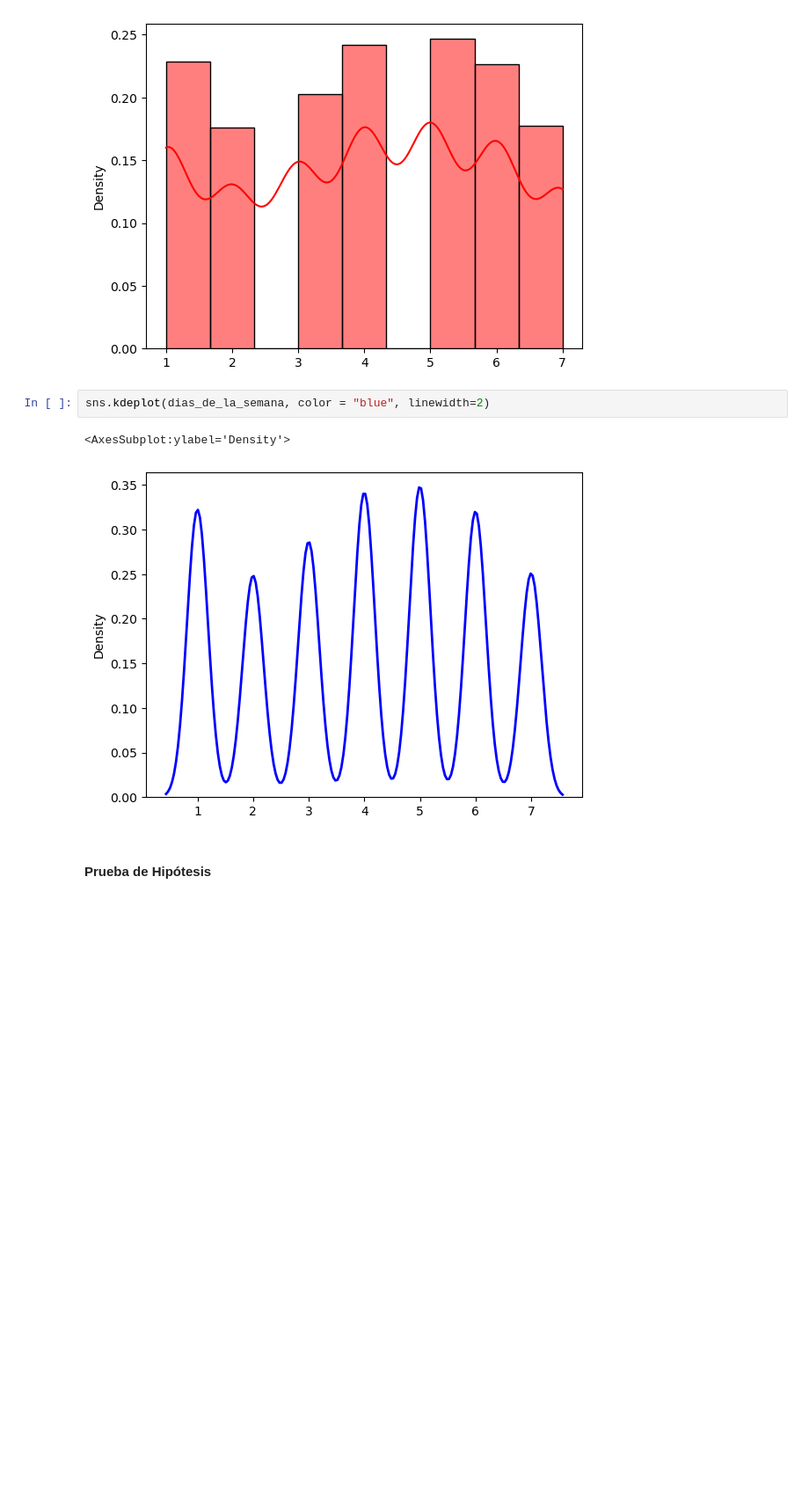
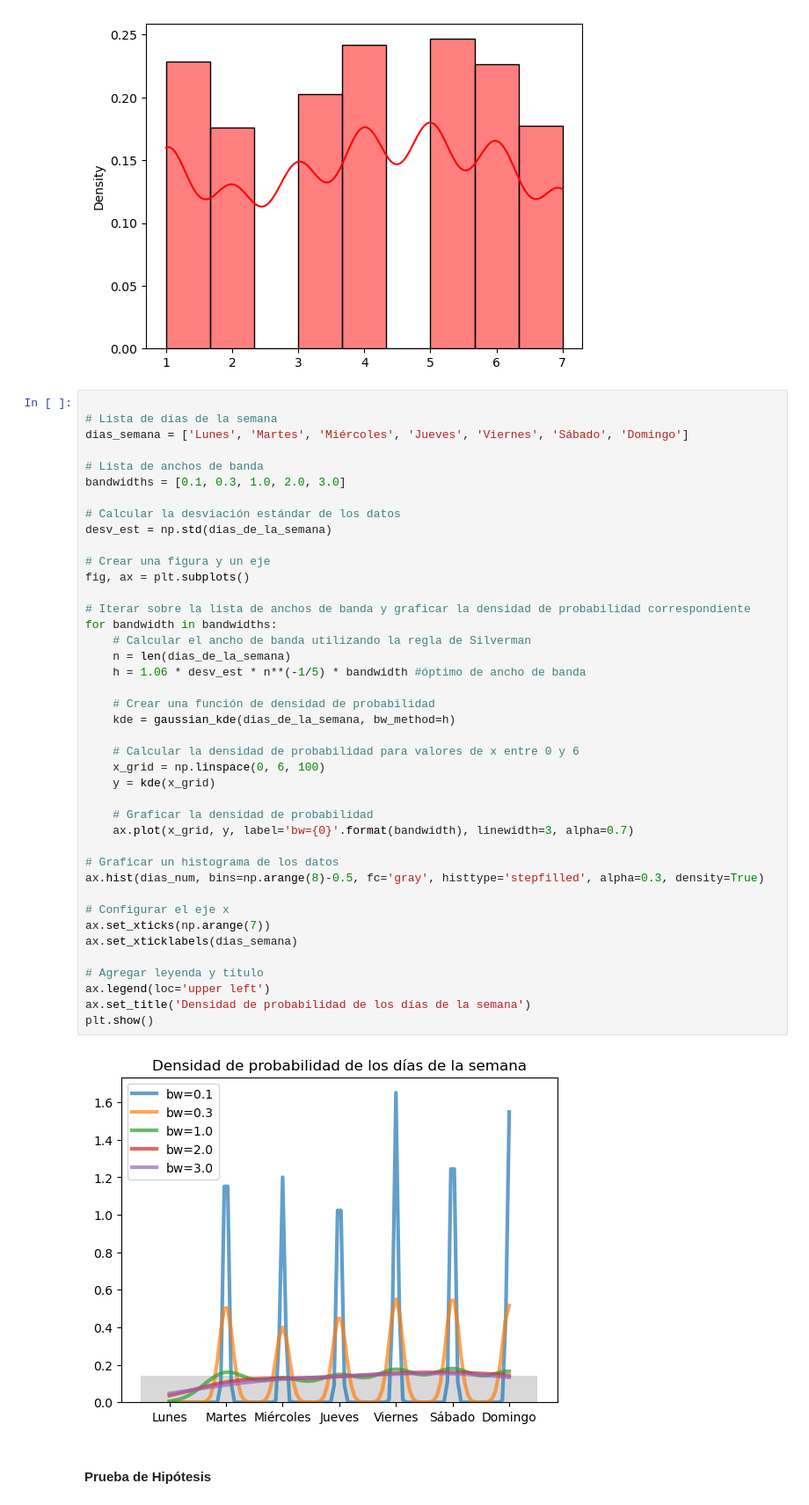
Before and after one commit to Karim1601/Simulacion_Proyecto_PenaH_ValadezM_DegolladoJ, a Jupyter notebook: ProyectoModulo1_PeñaN1_ValadezN2_DegolladoN3.ipynb, the cells around one changed output. Shown at 88% size. Saved outputs shown, nothing was run; the diff lists cells and outputs as text; blank space fills up the shorter version.

```diff
--- a/ProyectoModulo1_PeñaN1_ValadezN2_DegolladoN3.ipynb
+++ b/ProyectoModulo1_PeñaN1_ValadezN2_DegolladoN3.ipynb
@@ -281,10 +281,48 @@ sns.histplot(data=x, stat='density', kde=True, kde_kws={'bw_method': .2}, color=
 # %% [output]
 <AxesSubplot:ylabel='Density'>
 [figure]
-# %%
-sns.kdeplot(dias_de_la_semana, color = "blue", linewidth=2)
-# %% [output]
-<AxesSubplot:ylabel='Density'>
-[figure, removed]
+# %%
+
+# Lista de días de la semana
+dias_semana = ['Lunes', 'Martes', 'Miércoles', 'Jueves', 'Viernes', 'Sábado', 'Domingo']
+
+# Lista de anchos de banda
+bandwidths = [0.1, 0.3, 1.0, 2.0, 3.0]
+
+# Calcular la desviación estándar de los datos
+desv_est = np.std(dias_de_la_semana)
+
+# Crear una figura y un eje
+fig, ax = plt.subplots()
+
+# Iterar sobre la lista de anchos de banda y graficar la densidad de probabilidad correspondiente
+for bandwidth in bandwidths:
+    # Calcular el ancho de banda utilizando la regla de Silverman
+    n = len(dias_de_la_semana)
+    h = 1.06 * desv_est * n**(-1/5) * bandwidth #óptimo de ancho de banda
+
+    # Crear una función de densidad de probabilidad
+    kde = gaussian_kde(dias_de_la_semana, bw_method=h)
+
+    # Calcular la densidad de probabilidad para valores de x entre 0 y 6
+    x_grid = np.linspace(0, 6, 100)
+    y = kde(x_grid)
+
+    # Graficar la densidad de probabilidad
+    ax.plot(x_grid, y, label='bw={0}'.format(bandwidth), linewidth=3, alpha=0.7)
+
+# Graficar un histograma de los datos
+ax.hist(dias_num, bins=np.arange(8)-0.5, fc='gray', histtype='stepfilled', alpha=0.3, density=True)
+
+# Configurar el eje x
+ax.set_xticks(np.arange(7))
+ax.set_xticklabels(dias_semana)
+
+# Agregar leyenda y título
+ax.legend(loc='upper left')
+ax.set_title('Densidad de probabilidad de los días de la semana')
+plt.show()
+# %% [output]
+[figure, added]
 # %% [markdown]
 #### Prueba de Hipótesis
```
Also changed, not shown: parts of 17 cells of this notebook.
